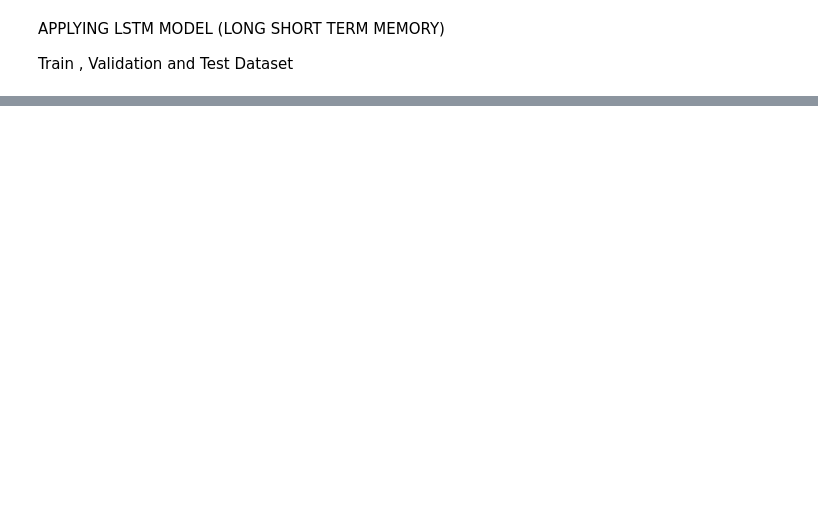
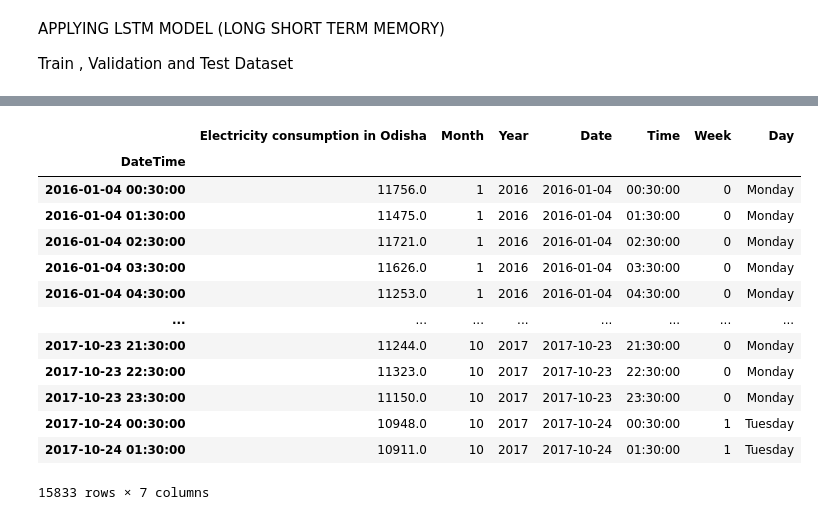
Before and after one commit to SadabAli/Energy-Consumption-prediction, a Jupyter notebook: EnergyConsumptionPrediction.ipynb, the cells around one changed output, grey strips where cells are left out. Cells and saved outputs as stored; diff of their text form; code cells hidden in the pictures; blank space fills up the shorter version.

```diff
--- a/EnergyConsumptionPrediction.ipynb
+++ b/EnergyConsumptionPrediction.ipynb
@@ -410,0 +437,3 @@ KeyError: 'DateTime'
+# %%
+train = dataset.iloc[:15833]
+test = dataset.iloc[15833:]
@@ -410,0 +463,17 @@ KeyError: 'DateTime'
+# %%
+train
+# %% [output]
+|  | Electricity consumption in Odisha | Month | Year | Date | Time | Week | Day |
+| DateTime |  |  |  |  |  |  |  |
+| 2016-01-04 00:30:00 | 11756.0 | 1 | 2016 | 2016-01-04 | 00:30:00 | 0 | Monday |
+| 2016-01-04 01:30:00 | 11475.0 | 1 | 2016 | 2016-01-04 | 01:30:00 | 0 | Monday |
+| 2016-01-04 02:30:00 | 11721.0 | 1 | 2016 | 2016-01-04 | 02:30:00 | 0 | Monday |
+| 2016-01-04 03:30:00 | 11626.0 | 1 | 2016 | 2016-01-04 | 03:30:00 | 0 | Monday |
+| 2016-01-04 04:30:00 | 11253.0 | 1 | 2016 | 2016-01-04 | 04:30:00 | 0 | Monday |
+| ... | ... | ... | ... | ... | ... | ... | ... |
+| 2017-10-23 21:30:00 | 11244.0 | 10 | 2017 | 2017-10-23 | 21:30:00 | 0 | Monday |
+| 2017-10-23 22:30:00 | 11323.0 | 10 | 2017 | 2017-10-23 | 22:30:00 | 0 | Monday |
+| 2017-10-23 23:30:00 | 11150.0 | 10 | 2017 | 2017-10-23 | 23:30:00 | 0 | Monday |
+| 2017-10-24 00:30:00 | 10948.0 | 10 | 2017 | 2017-10-24 | 00:30:00 | 1 | Tuesday |
+| 2017-10-24 01:30:00 | 10911.0 | 10 | 2017 | 2017-10-24 | 01:30:00 | 1 | Tuesday |
+15833 rows × 7 columns
```
Also changed, not shown: parts of 29 cells of this notebook.
